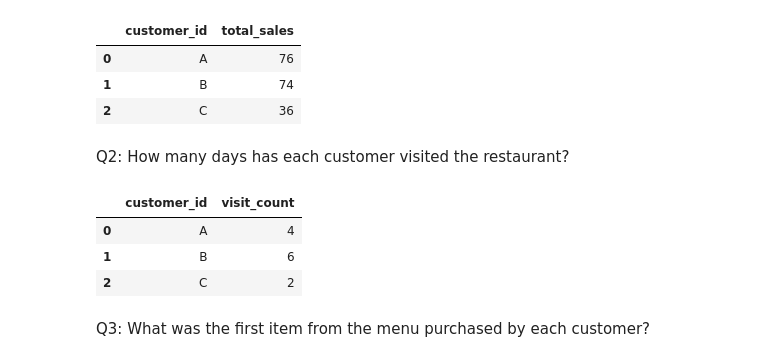
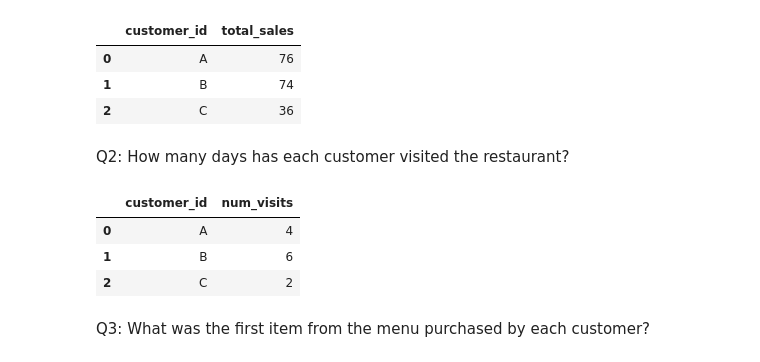
Before and after one commit to 20100215/8_Week_SQL_Challenge, a Jupyter notebook: week1.ipynb, the cells around one changed output. Drawn from its saved outputs; the diff is of its cells as text; code cells hidden in the pictures.

```diff
--- a/week1.ipynb
+++ b/week1.ipynb
@@ -103,16 +102,17 @@ Q2: How many days has each customer visited the restaurant?
 # %%
 # Sample
 query = """
     SELECT
         customer_id,
-        COUNT(DISTINCT order_date) AS visit_count
-    FROM  sales
+        COUNT(DISTINCT order_date) AS num_visits
+    FROM sales
     GROUP BY customer_id;
 """
 result = pd.read_sql_query(query, conn)
 result
+# Note: DISTINCT used as there can be multiple orders per day
 # %% [output]
-|  | customer_id | visit_count |
+|  | customer_id | num_visits |
 | 0 | A | 4 |
 | 1 | B | 6 |
 | 2 | C | 2 |
```
Also changed, not shown: parts of 3 cells of this notebook.
